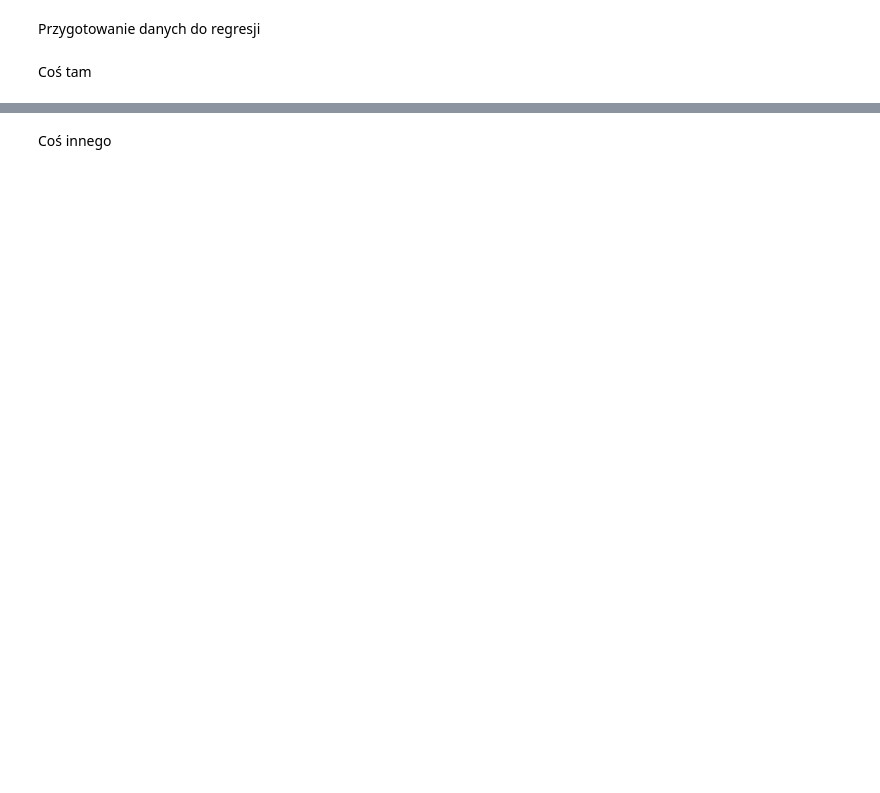
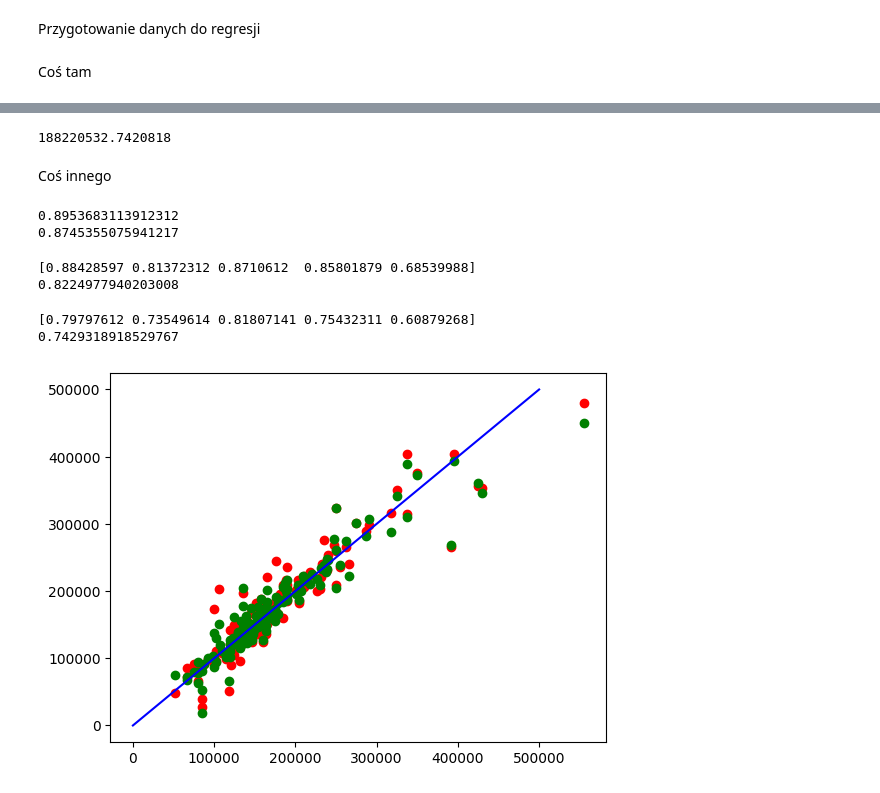
Before and after one commit to kamil7430/wdsi, a Jupyter notebook: regression.ipynb, the cells around one changed output, grey strips where cells are left out. Drawn from its saved outputs; the diff is of its cells as text; code cells hidden in the pictures; blank space fills up the shorter version.

Commit message:
Finish regression

```diff
--- a/regression.ipynb
+++ b/regression.ipynb
@@ -25,17 +27,60 @@ mean_squared_error(y, y_pred)
+# %%
+from sklearn import linear_model
+from sklearn.metrics import mean_squared_error, accuracy_score
+
+reg = linear_model.Ridge(alpha=.5)
+_ = reg.fit(X, y)
+
+y_pred = reg.predict(X)
+mean_squared_error(y, y_pred)
+# %% [output]
+188220532.7420818
 # %% [markdown]
 Coś innego
 # %%
 from sklearn.model_selection import train_test_split
 
-X_train, X_test, y_train, y_test = train_test_split(X, y, test_size=0.1)
+X_train, X_test, y_train, y_test = train_test_split(X, y, test_size=0.1, random_state=SEED)
+reg = linear_model.Ridge(alpha=.5)
+_ = reg.fit(X_train, y_train)
+print(reg.score(X_test, y_test))
+y_pred_ridge = reg.predict(X_test)
+
 reg = linear_model.LinearRegression()
 _ = reg.fit(X_train, y_train)
+print(reg.score(X_test, y_test))
 
-reg.score(X_test, y_test)
-
-y_pred = reg.predict(X_test)
+y_pred_linear = reg.predict(X_test)
+# %% [output]
+0.8953683113912312
+0.8745355075941217
+# %%
+from random import random, randint
+from sklearn.model_selection import train_test_split, cross_validate, RandomizedSearchCV
+
+reg = linear_model.Ridge(alpha=1.0)
+result = cross_validate(reg, X, y)
+print(result["test_score"])
+print(sum(result["test_score"]) / 5)
+# %% [output]
+[0.88428597 0.81372312 0.8710612  0.85801879 0.68539988]
+0.8224977940203008
+# %%
+from sklearn.model_selection import train_test_split, cross_validate
+
+reg = linear_model.LinearRegression()
+result = cross_validate(reg, X, y)
+print(result["test_score"])
+print(sum(result["test_score"]) / 5)
+# %% [output]
+[0.79797612 0.73549614 0.81807141 0.75432311 0.60879268]
+0.7429318918529767
 # %%
 import matplotlib.pyplot as plt
-plt.scatter(y_test, y_pred, color="red")
+plt.scatter(y_test, y_pred_linear, color="red")
+plt.scatter(y_test, y_pred_ridge, color="green")
+
 plt.plot([0, 500_000], [0, 500_000], color="blue")
 plt.show()
+# %% [output]
+[figure, added]
```
Also changed, not shown: parts of 2 cells of this notebook, 1 other file.
